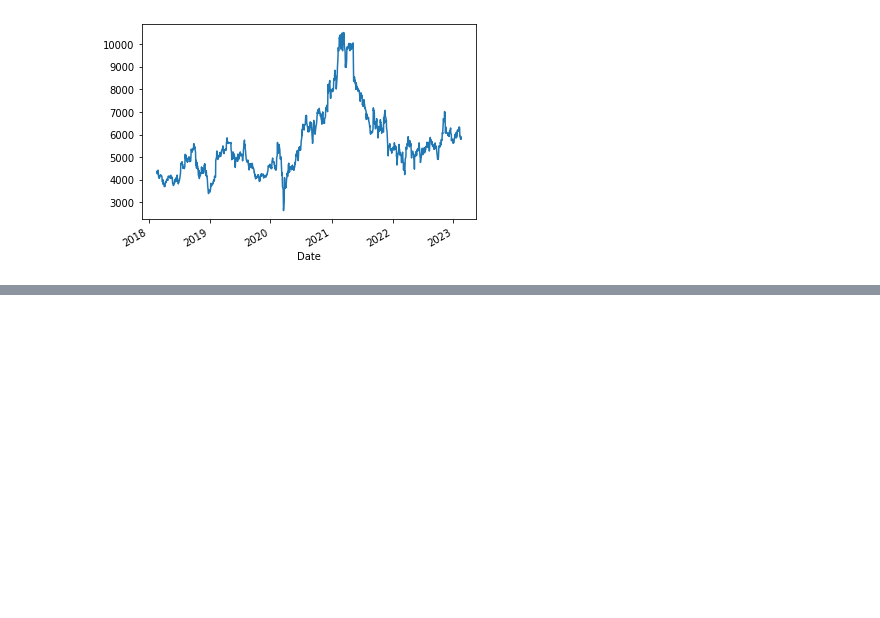
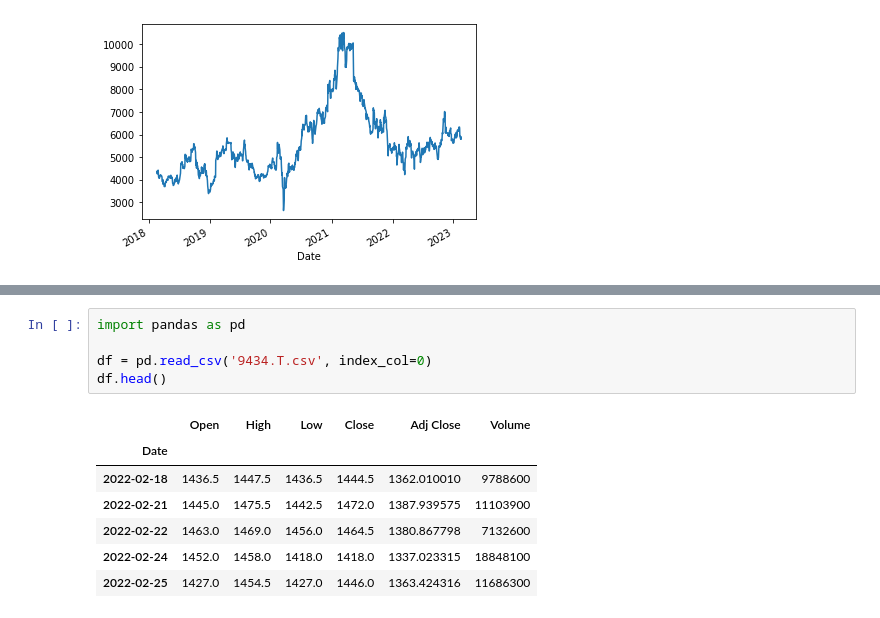
Before and after one commit to hirokimituya/book_stock-price-analysis, a Jupyter notebook: ch2.ipynb, the cells around one changed output, grey strips where cells are left out. Saved outputs shown, nothing was run; the diff lists cells and outputs as text; blank space fills up the shorter version.

```diff
--- a/ch2.ipynb
+++ b/ch2.ipynb
@@ -79,0 +118,13 @@ df["Close"].plot()
+# %%
+import pandas as pd
+
+df = pd.read_csv('9434.T.csv', index_col=0)
+df.head()
+# %% [output]
+|  | Open | High | Low | Close | Adj Close | Volume |
+| Date |  |  |  |  |  |  |
+| 2022-02-18 | 1436.5 | 1447.5 | 1436.5 | 1444.5 | 1362.010010 | 9788600 |
+| 2022-02-21 | 1445.0 | 1475.5 | 1442.5 | 1472.0 | 1387.939575 | 11103900 |
+| 2022-02-22 | 1463.0 | 1469.0 | 1456.0 | 1464.5 | 1380.867798 | 7132600 |
+| 2022-02-24 | 1452.0 | 1458.0 | 1418.0 | 1418.0 | 1337.023315 | 18848100 |
+| 2022-02-25 | 1427.0 | 1454.5 | 1427.0 | 1446.0 | 1363.424316 | 11686300 |
```
Also changed, not shown: parts of 5 cells of this notebook.
